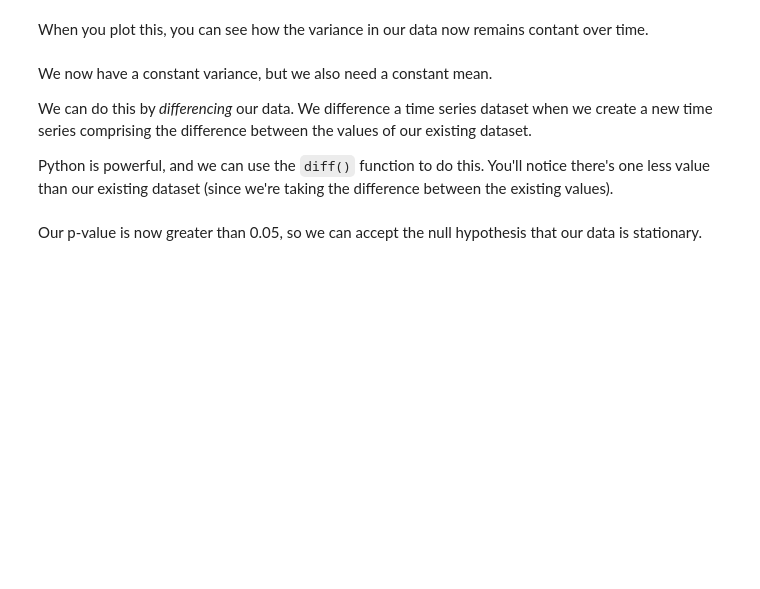
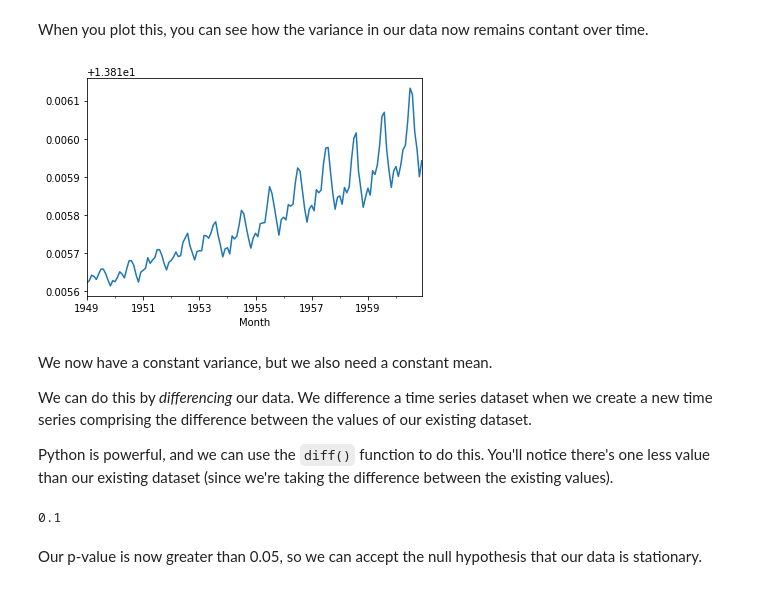
Before and after one commit to jeffkoskulics/Springboard, a Jupyter notebook: CaseStudies/CowboyCigarettes/Cowboy Cigarettes Case Study - Tier 3.ipynb, the cells around one changed output. Cells and saved outputs as stored; diff of their text form; code cells hidden in the pictures; blank space fills up the shorter version.

```diff
--- a/CaseStudies/CowboyCigarettes/Cowboy Cigarettes Case Study - Tier 3.ipynb
+++ b/CaseStudies/CowboyCigarettes/Cowboy Cigarettes Case Study - Tier 3.ipynb
@@ -229,3 +271,6 @@ _ _ _
+# %%
+import numpy as np
+y_log = np.log(y)
 # %% [markdown]
 
 When you plot this, you can see how the variance in our data now remains contant over time.
@@ -234,3 +277,8 @@ _ _ _
+# %%
+y_log.plot()
+plt.show()
+# %% [output]
+[figure, added]
 # %% [markdown]
 We now have a constant variance, but we also need a constant mean.
 
@@ -242,3 +288,8 @@ _ _ _
+# %%
+kpss_stat, p_value, _ ,_ = kpss(y_log.diff().dropna())
+print(p_value)
+# %% [output]
+0.1
 # %% [markdown]
 Our p-value is now greater than 0.05, so we can accept the null hypothesis that our data is stationary.
 # %% [markdown]
```
Also changed, not shown: parts of 29 cells of this notebook.
